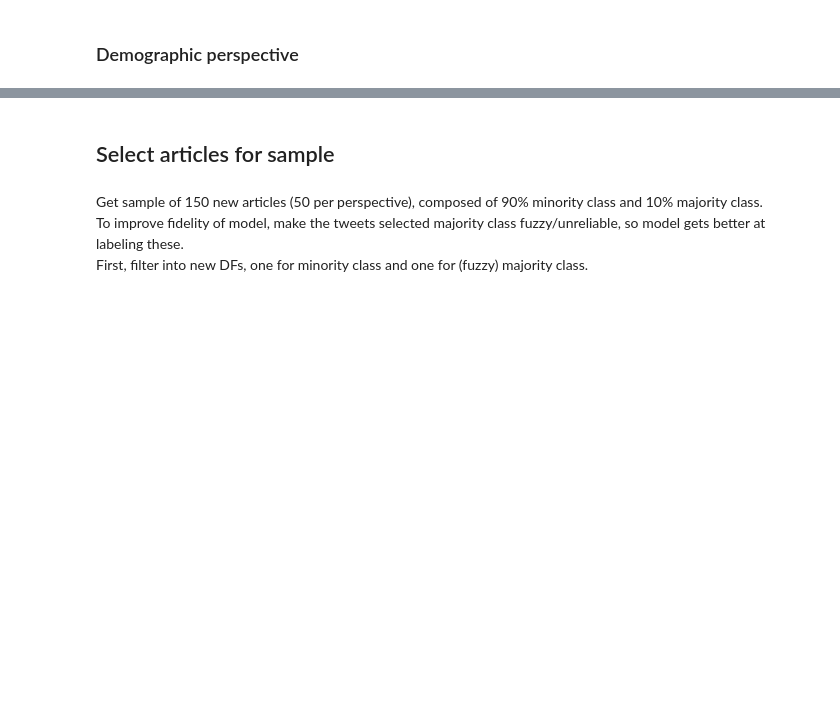
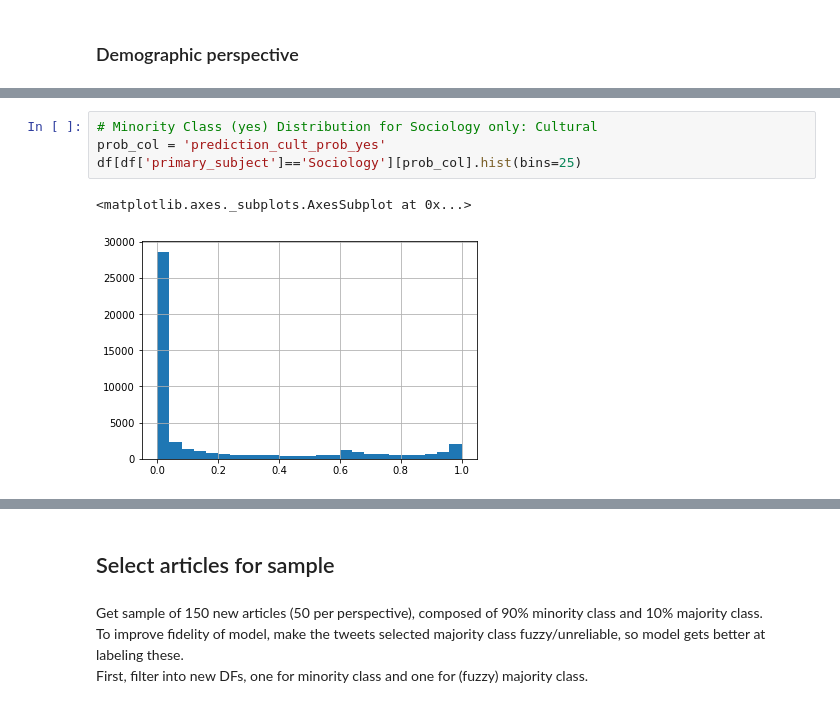
Before and after one commit to h2researchgroup/classification, a Jupyter notebook: modeling/sample_articles_with_models.ipynb, the cells around one changed output, grey strips where cells are left out. Saved outputs shown, nothing was run; the diff lists cells and outputs as text; blank space fills up the shorter version.

```diff
--- a/modeling/sample_articles_with_models.ipynb
+++ b/modeling/sample_articles_with_models.ipynb
@@ -270,0 +381,7 @@ print(f'{str(round(prop,3))}% ({num}) of cases are above {str(threshold)}')
+# %%
+# Minority Class (yes) Distribution for Sociology only: Cultural
+prob_col = 'prediction_cult_prob_yes'
+df[df['primary_subject']=='Sociology'][prob_col].hist(bins=25)
+# %% [output]
+<matplotlib.axes._subplots.AxesSubplot at 0x...>
+[figure, added]
```
Also changed, not shown: parts of 45 cells of this notebook.
